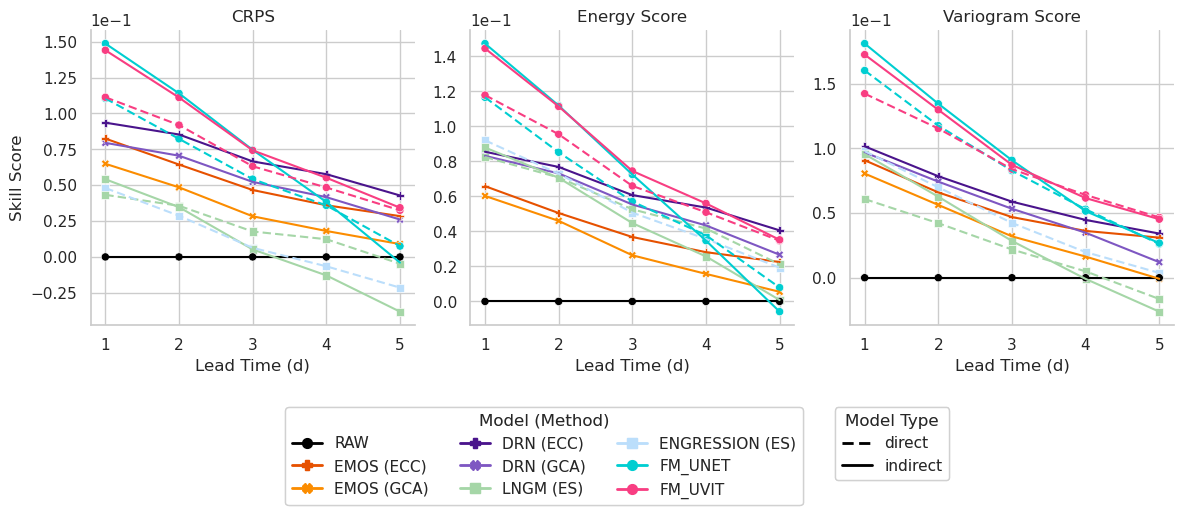
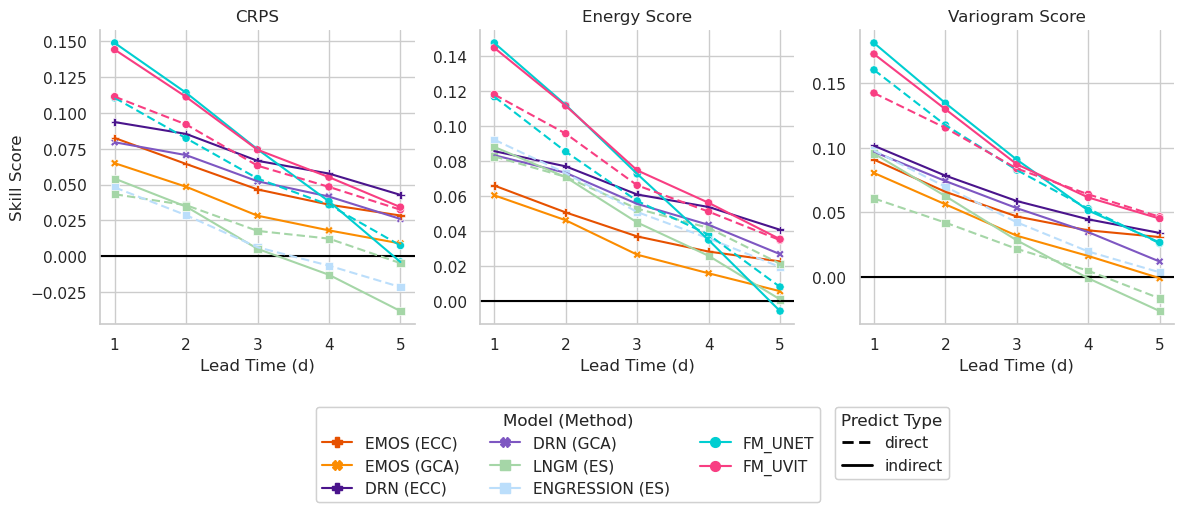
The change to this notebook cell's code, shown as a diff; its figure went from the first image to the second:
--- before
+++ after
@@ -1,5 +1,5 @@
 df_filtered = df_plot.filter(
     (
-        pl.col("model_name").is_in(["RAW", "EMOS", "DRN", "FM_UNET", "FM_UVIT"])
+        pl.col("model_name").is_in(["EMOS", "DRN", "FM_UNET", "FM_UVIT"])
         | (pl.col("model_name").is_in(["LNGM", "ENGRESSION"]) & pl.col("method").eq("ES"))
     )
@@ -15,5 +15,5 @@
 )
 
-model_label = ", ".join([m for m in model_types if m != "RAW"]) or "RAW"
+model_label = ", ".join([m for m in model_types if m != "RAW"])
 
 # Sort color groups: RAW first, then alphabetical
@@ -23,5 +23,4 @@
     .sort(
         by=[
-            pl.col("model_method_color") != "RAW",  # False (RAW) comes first
             pl.col("model_method_color"),
         ]
@@ -98,5 +97,5 @@
 # Format y-axes with scientific notation for large numbers
 for ax in g.axes.flat:
-    ax.ticklabel_format(style="scientific", axis="y", scilimits=(0, 0))
+    # ax.ticklabel_format(style="scientific", axis="y", scilimits=(0, 0))
     ax.set_xlabel("Lead Time (d)")
     ax.set_title(ax.get_title().replace("score = ", ""))
@@ -113,5 +112,5 @@
         marker=method_markers.get(model_method_to_marker.get(m, "null"), "o"),
         linestyle="-",
-        linewidth=2,
+        linewidth=1.5,
         markersize=7,
         label=m,
@@ -129,5 +128,5 @@
     linestyle_handles,
     ["direct", "indirect"],
-    title="Model Type",
+    title="Predict Type",
     bbox_to_anchor=(0.75, -0.02),
     loc="upper center",
@@ -140,9 +139,12 @@
     hue_order,
     title="Model (Method)",
-    bbox_to_anchor=(0.46, -0.02),
+    bbox_to_anchor=(0.48, -0.02),
     loc="upper center",
     ncol=3,
 )
 g.figure.add_artist(combined_legend)
+
+for ax in g.axes.flat:
+    ax.axhline(0, color="black", linewidth=1.5, zorder=1)
 
 # g.figure.suptitle(f"{model_label} Model Performance Across Lead Times", fontsize=14, y=1.00)

Commit: Add classifier-free guidance for flow matching models (#37)